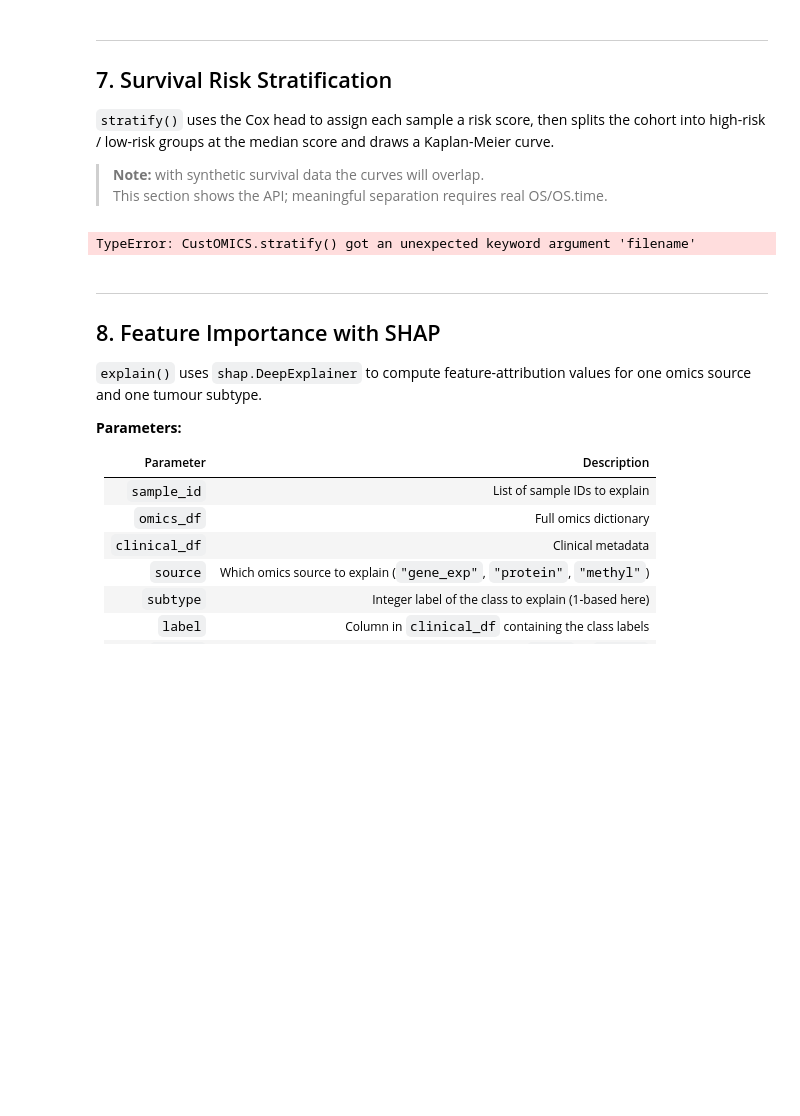
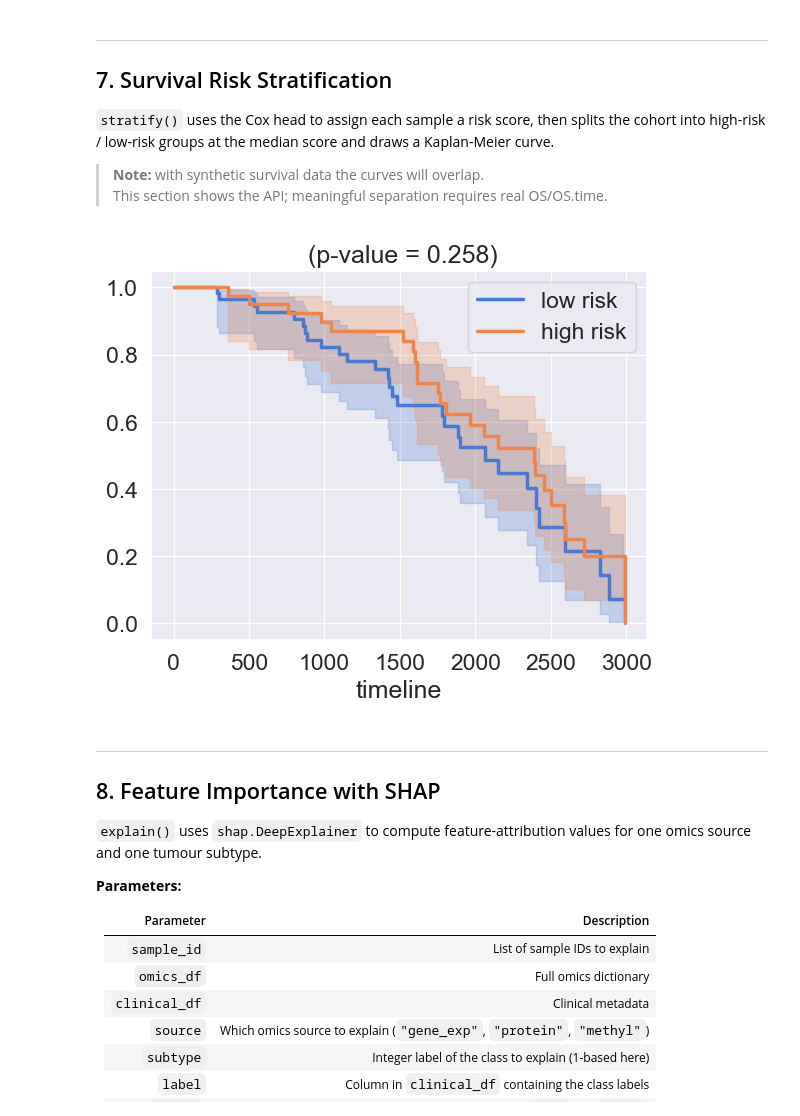
Before and after one commit to prism-oncology/customics, a Jupyter notebook: docs/tutorials/usage.ipynb, the cells around one changed output. Saved outputs shown, nothing was run; the diff lists cells and outputs as text; code cells hidden in the pictures; blank space fills up the shorter version.

```diff
--- a/docs/tutorials/usage.ipynb
+++ b/docs/tutorials/usage.ipynb
@@ -498,14 +497,14 @@ Kaplan-Meier curve.
 # %%
 model.stratify(
     omics_df=omics_df,
     clinical_df=clinical_df,
     event=event,
     surv_time=surv_time,
-    filename="results/km_stratification",
+    save_path="results/km_stratification",
     show=True,
 )
 # %% [output]
-TypeError: CustOMICS.stratify() got an unexpected keyword argument 'filename'
+[figure, added]
 # %% [markdown]
 ---
 
```
Also changed, not shown: parts of 21 cells of this notebook, 11 other files.
